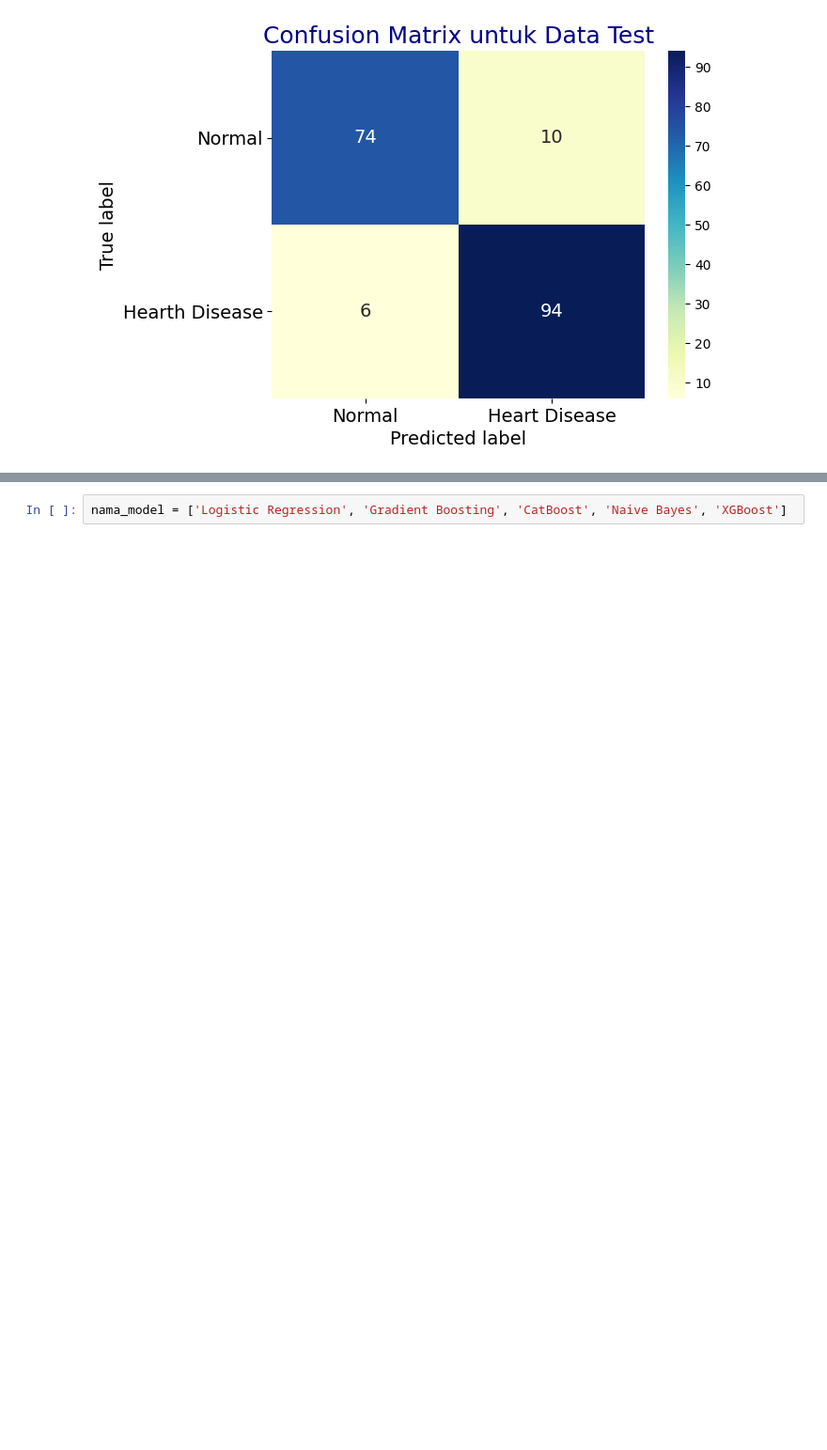
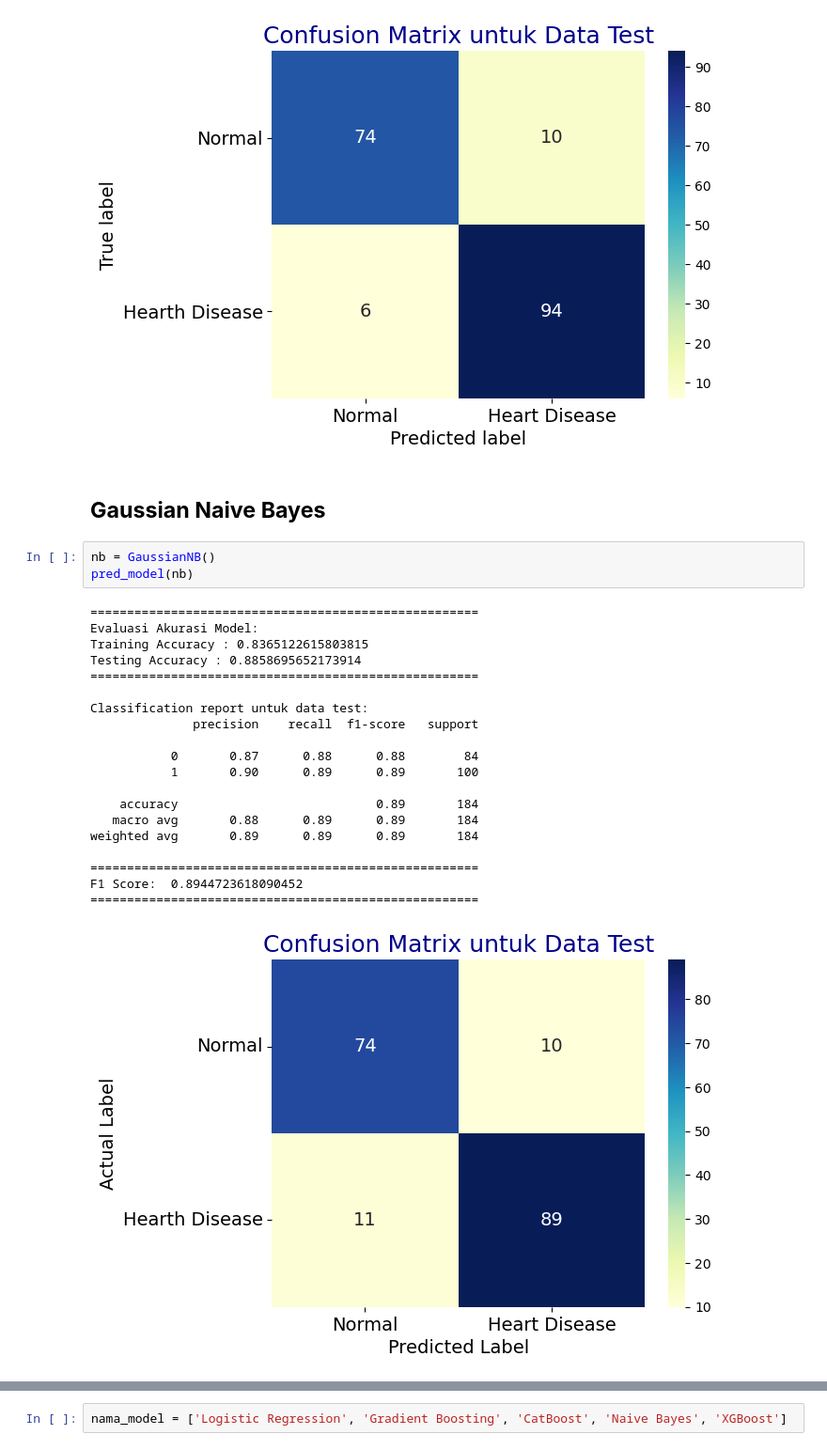
Before and after one commit to NandoAACF/Heart-Disease-Prediction-Analysis-DSS, a Jupyter notebook: Notebook_Prediction.ipynb, the cells around one changed output, grey strips where cells are left out. Shown at 94% size. Cells and saved outputs as stored; diff of their text form; blank space fills up the shorter version.

```diff
--- a/Notebook_Prediction.ipynb
+++ b/Notebook_Prediction.ipynb
@@ -269,4 +328,30 @@ pred_model(catboostmodel)
 F1 Score:  0.9215686274509804
 =====================================================
 [figure]
+# %% [markdown]
+## **Gaussian Naive Bayes**
+# %%
+nb = GaussianNB()
+pred_model(nb)
+# %% [output]
+=====================================================
+Evaluasi Akurasi Model:
+Training Accuracy : 0.8365122615803815
+Testing Accuracy : 0.8858695652173914
+=====================================================
+
+Classification report untuk data test:
+              precision    recall  f1-score   support
+
+           0       0.87      0.88      0.88        84
+           1       0.90      0.89      0.89       100
+
+    accuracy                           0.89       184
+   macro avg       0.88      0.89      0.89       184
+weighted avg       0.89      0.89      0.89       184
+
+=====================================================
+F1 Score:  0.8944723618090452
+=====================================================
+[figure, added]
 # %%
```
Also changed, not shown: parts of 48 cells of this notebook, 7 other files.
